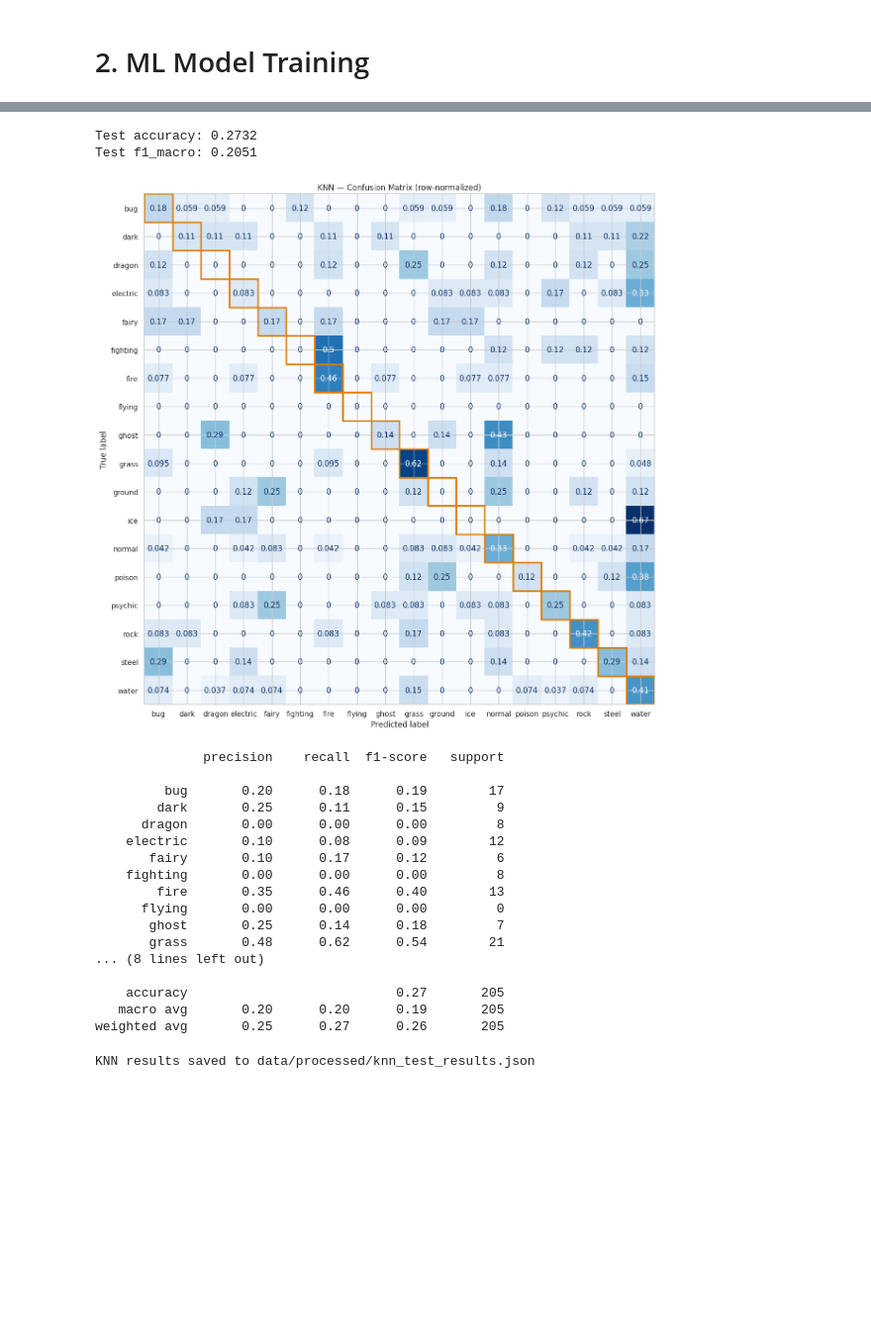
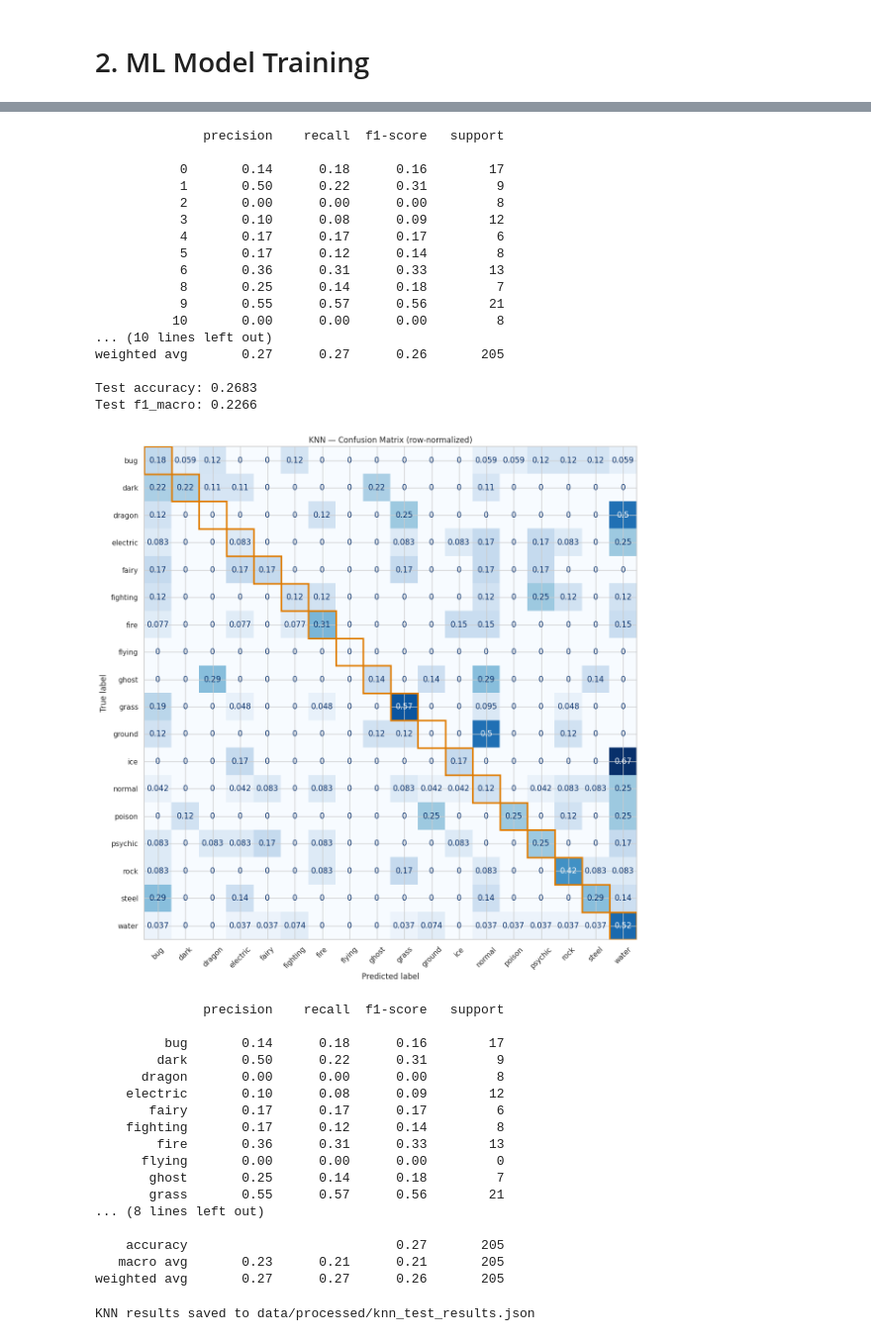
Before and after one commit to JuanDiegoGallego/mlx, a Jupyter notebook: notebooks/2_knn.ipynb, the cells around one changed output, grey strips where cells are left out. Shown at 99% size. Cells and saved outputs as stored; diff of their text form; code cells hidden in the pictures; blank space fills up the shorter version.

```diff
--- a/notebooks/2_knn.ipynb
+++ b/notebooks/2_knn.ipynb
@@ -92,37 +189,72 @@ Best CV f1_macro: 0.2219
 # %%
-knn = grid_search.best_estimator_
-y_pred = knn.predict(X_test_scaled)
 
-from sklearn.metrics import accuracy_score, f1_score
+# 1. Re-instantiate the model with your exact winning parameters
+best_knn = KNeighborsClassifier(
+    n_neighbors=3,
+    weights='distance',
+    metric='manhattan',
+    p=1
+)
+
+# 2. Slice both your training and test sets to use ONLY the 35 winning features
+# (Assuming best_columns is a list of the 35 feature names printed above)
+best_columns = ['hue_bin_180', 'dom1_s', 'hue_bin_210', 'hue_bin_120', 'dom5_h', 'dom3_s', 'prop_dark', 'dom1_h', 'std_v', 'dom2_s', 'hue_bin_330', 'dom3_h', 'mean_h_cos', 'hue_bin_300', 'dom2_v', 'dom5_s', 'dom5_v', 'color_diversity', 'mean_s', 'hue_bin_30', 'mean_v', 'hue_bin_240', 'dom4_h', 'hue_bin_0', 'dom1_prop', 'std_hue_angular', 'hue_bin_90', 'std_s', 'hue_bin_60', 'hue_bin_150', 'dom4_v', 'hue_bin_270', 'mean_h_sin', 'dom3_v', 'dom1_v']
+
+X_train_final = X_train_scaled[best_columns]
+X_test_final = X_test_scaled[best_columns]
+
+# 3. Fit on the sliced training data and predict on the sliced test data
+best_knn.fit(X_train_final, y_train)
+y_pred = best_knn.predict(X_test_final)
+
+# 4. View the final test performance
+print(classification_report(y_test, y_pred))
+
+
 print(f"Test accuracy: {accuracy_score(y_test, y_pred):.4f}")
 print(f"Test f1_macro: {f1_score(y_test, y_pred, average='macro', zero_division=0):.4f}")
 
 fig, ax = plt.subplots(figsize=(14, 12))
 common.plot_confusion_matrix(y_test, y_pred, int_to_type,
                               title="KNN \u2014 Confusion Matrix (row-normalized)", ax=ax)
 plt.show()
 common.print_classification_report(y_test, y_pred, int_to_type)
 # %% [output]
-Test accuracy: 0.2732
-Test f1_macro: 0.2051
+              precision    recall  f1-score   support
+
+           0       0.14      0.18      0.16        17
+           1       0.50      0.22      0.31         9
+           2       0.00      0.00      0.00         8
+           3       0.10      0.08      0.09        12
+           4       0.17      0.17      0.17         6
+           5       0.17      0.12      0.14         8
+           6       0.36      0.31      0.33        13
+           8       0.25      0.14      0.18         7
+           9       0.55      0.57      0.56        21
+          10       0.00      0.00      0.00         8
+... (10 lines left out)
+weighted avg       0.27      0.27      0.26       205
+
+Test accuracy: 0.2683
+Test f1_macro: 0.2266
-[figure, old version]
+[figure, new version]
               precision    recall  f1-score   support
 
-         bug       0.20      0.18      0.19        17
-        dark       0.25      0.11      0.15         9
+         bug       0.14      0.18      0.16        17
+        dark       0.50      0.22      0.31         9
       dragon       0.00      0.00      0.00         8
     electric       0.10      0.08      0.09        12
-       fairy       0.10      0.17      0.12         6
-    fighting       0.00      0.00      0.00         8
-        fire       0.35      0.46      0.40        13
+       fairy       0.17      0.17      0.17         6
+    fighting       0.17      0.12      0.14         8
+        fire       0.36      0.31      0.33        13
       flying       0.00      0.00      0.00         0
        ghost       0.25      0.14      0.18         7
-       grass       0.48      0.62      0.54        21
+       grass       0.55      0.57      0.56        21
 ... (8 lines left out)
 
     accuracy                           0.27       205
-   macro avg       0.20      0.20      0.19       205
-weighted avg       0.25      0.27      0.26       205
+   macro avg       0.23      0.21      0.21       205
+weighted avg       0.27      0.27      0.26       205
 # %%
 import json
 from pathlib import Path
```
Also changed, not shown: parts of 40 cells of this notebook, 5 other files.
